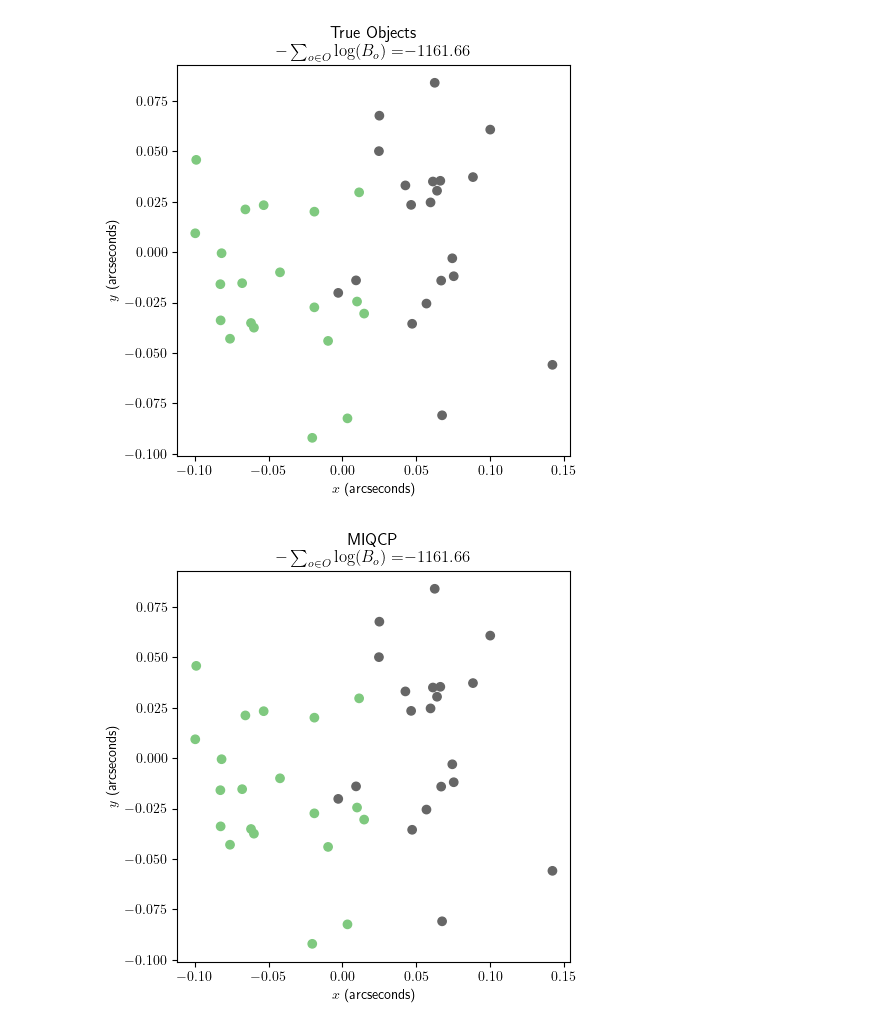
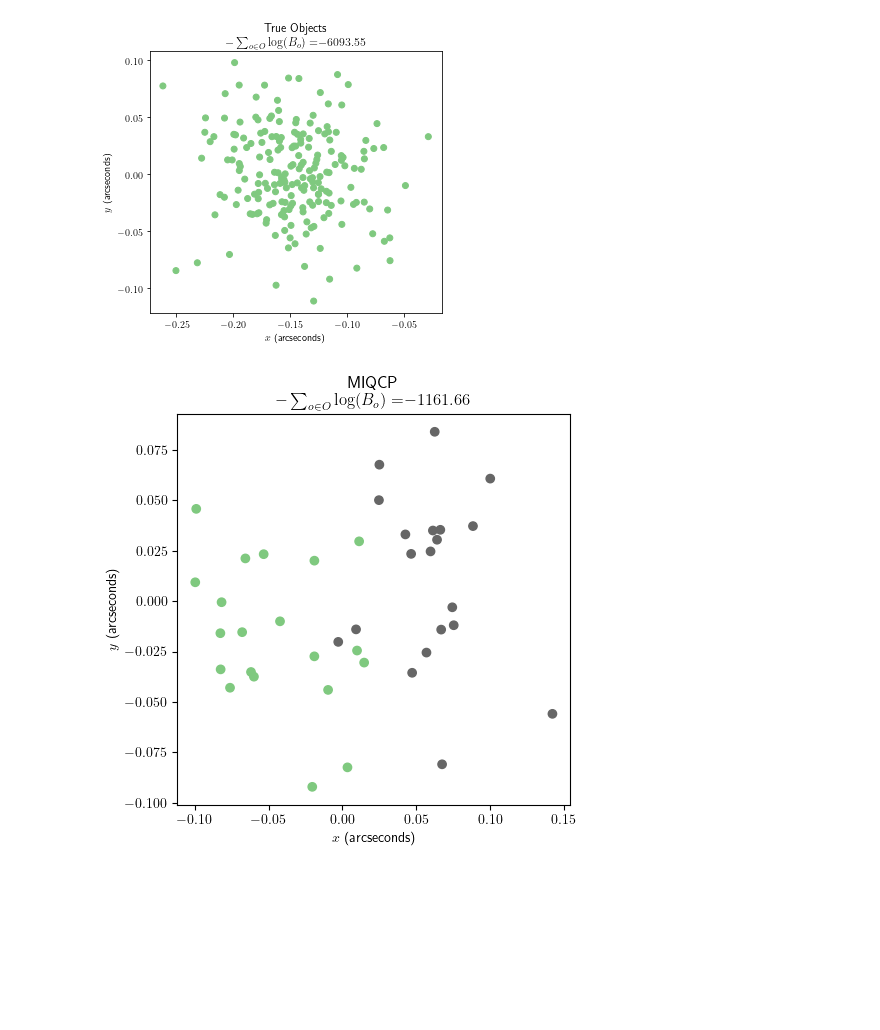
Before and after one commit to jacobf18/astronomical-matching, a Jupyter notebook: benchmark.ipynb, the cells around one changed output. Saved outputs shown, nothing was run; the diff lists cells and outputs as text; code cells hidden in the pictures; blank space fills up the shorter version.

```diff
--- a/benchmark.ipynb
+++ b/benchmark.ipynb
@@ -42,13 +42,15 @@ def simulate_two_objects(sigma1: float = 0.04,
     sources1 = np.random.multivariate_normal(center1, np.eye(2) * (sigma1**2), (num))
     sources2 = np.random.multivariate_normal(center2, np.eye(2) * (sigma2**2), (num))
 
-    imageIDs = [0] * (2 * num)
+    # imageIDs = [0] * (2 * num)
+    imageIDs = [0] * (1 * num)
     for i in range(num):
         imageIDs[i] = i
-        imageIDs[i+num] = i
+        # imageIDs[i+num] = i
 
-    sigmas = ([sigma1] * num) + ([sigma2] * num)
-    coords = np.vstack((sources1, sources2))
+    sigmas = ([sigma1] * num) # + ([sigma2] * num)
+    # coords = np.vstack((sources1, sources2))
+    coords = sources1
     df_dict = {"ImageID": imageIDs,
                "Sigma": sigmas,
                "coord1 (arcseconds)": coords.T[0],
@@ -56,28 +58,30 @@ def simulate_two_objects(sigma1: float = 0.04,
     df = pd.DataFrame(df_dict)
     df["kappa"] = df["Sigma"] ** (-2)
     df["SourceID"] = df.index
-    df["ObjectID"] = ([0] * num) + ([1] * num)
+    df["ObjectID"] = ([0] * num) # + ([1] * num)
 
     return df
 # %%
-cats = 20
+cats = 200
 sigma1 = 0.04
 sigma2 = 0.04
-distance = 0.11
+distance = 0.3
 seed = 1
 
 df = simulate_two_objects(sigma1 = sigma1, sigma2 = sigma2, distance=distance, num=cats, seed = seed)
 plt.figure(figsize=(5,5))
 plt.title("True Objects\n"
             r"$-\sum_{{o\in O}}\log(B_o)=$"
             f"${neg_log_bayes(df,df.ObjectID):.2f}$")
 plt.xlabel("$x$ (arcseconds)")
 plt.ylabel("$y$ (arcseconds)")
 plt.scatter(df["coord1 (arcseconds)"], df["coord2 (arcseconds)"],c=df.ObjectID,cmap='Accent')
 plt.tight_layout()
-plt.savefig(f"figures/presentation/true_s1-{sigma1}_s2-{sigma2}_d-{distance}_c-{cats}_r-{seed}.svg")
+ax = plt.gca()
+ax.set_aspect('equal')
+# plt.savefig(f"figures/presentation/true_s1-{sigma1}_s2-{sigma2}_d-{distance}_c-{cats}_r-{seed}.svg")
 # %% [output]
-[figure, old version]
+[figure, new version]
 # %%
 labels = miqcp(data_df = df, verbose = False, preDual = False, preQLinearize = False)
 
```
Also changed, not shown: parts of 6 cells of this notebook.
